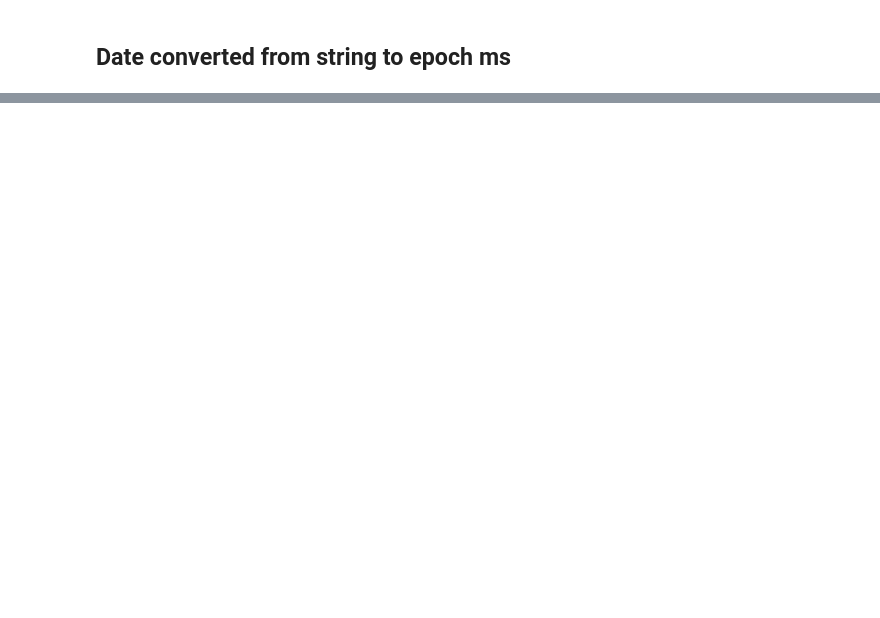
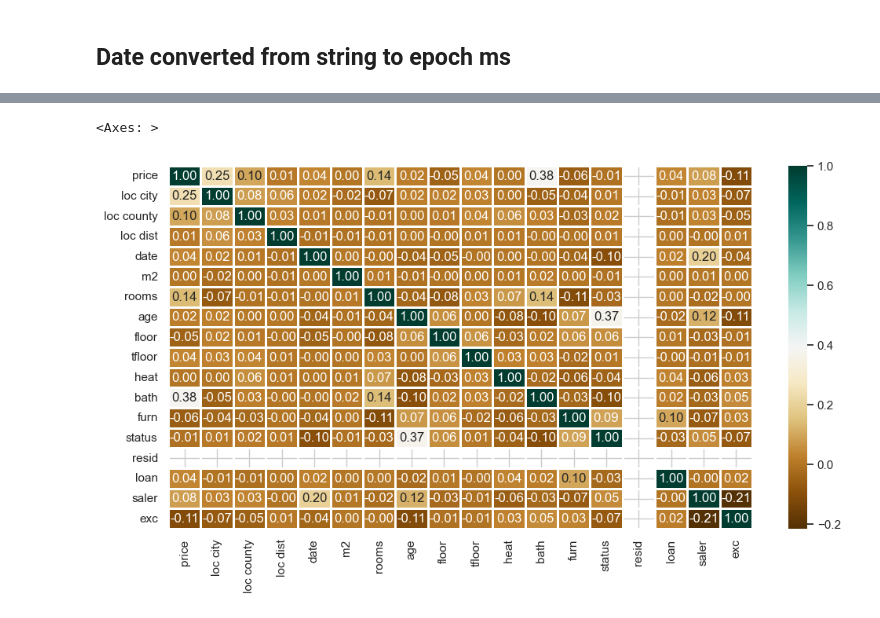
Before and after one commit to hudayiasik/data-mining-project, a Jupyter notebook: main.ipynb, the cells around one changed output, grey strips where cells are left out. Cells and saved outputs as stored; diff of their text form; code cells hidden in the pictures; blank space fills up the shorter version.

```diff
--- a/main.ipynb
+++ b/main.ipynb
@@ -218,0 +375,12 @@ plt.show()
+# %%
+obj = (df.dtypes == 'object')
+object_cols = list(obj[obj].index)
+print("Categorical variables:",len(object_cols))
+
+int_ = (df.dtypes == 'int')
+num_cols = list(int_[int_].index)
+print("Integer variables:",len(num_cols))
+
+fl = (df.dtypes == 'float')
+fl_cols = list(fl[fl].index)
+print("Float variables:",len(fl_cols))
@@ -218,0 +391,13 @@ plt.show()
+# %%
+from sklearn.preprocessing import LabelEncoder
+
+# Make copy to avoid changing original data
+label_df = df.copy()
+
+# Apply label encoder to each column with categorical data
+label_encoder = LabelEncoder()
+for col in object_cols:
+    df[col] = label_encoder.fit_transform(df[col].astype(str))
+
+
+df
@@ -218,0 +418,10 @@ plt.show()
+# %%
+plt.figure(figsize=(12, 6))
+sns.heatmap(df.corr(),
+			cmap = 'BrBG',
+			fmt = '.2f',
+			linewidths = 2,
+			annot = True)
+# %% [output]
+<Axes: >
+[figure, added]
```
Also changed, not shown: parts of 16 cells of this notebook.
